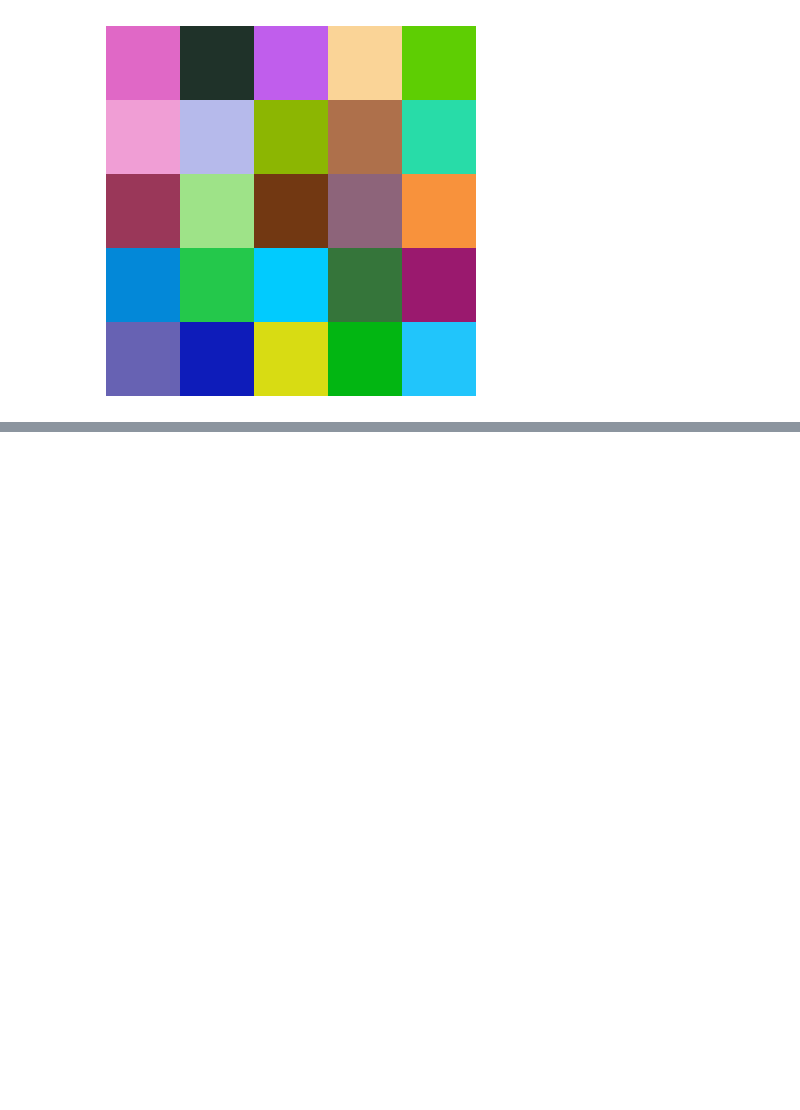
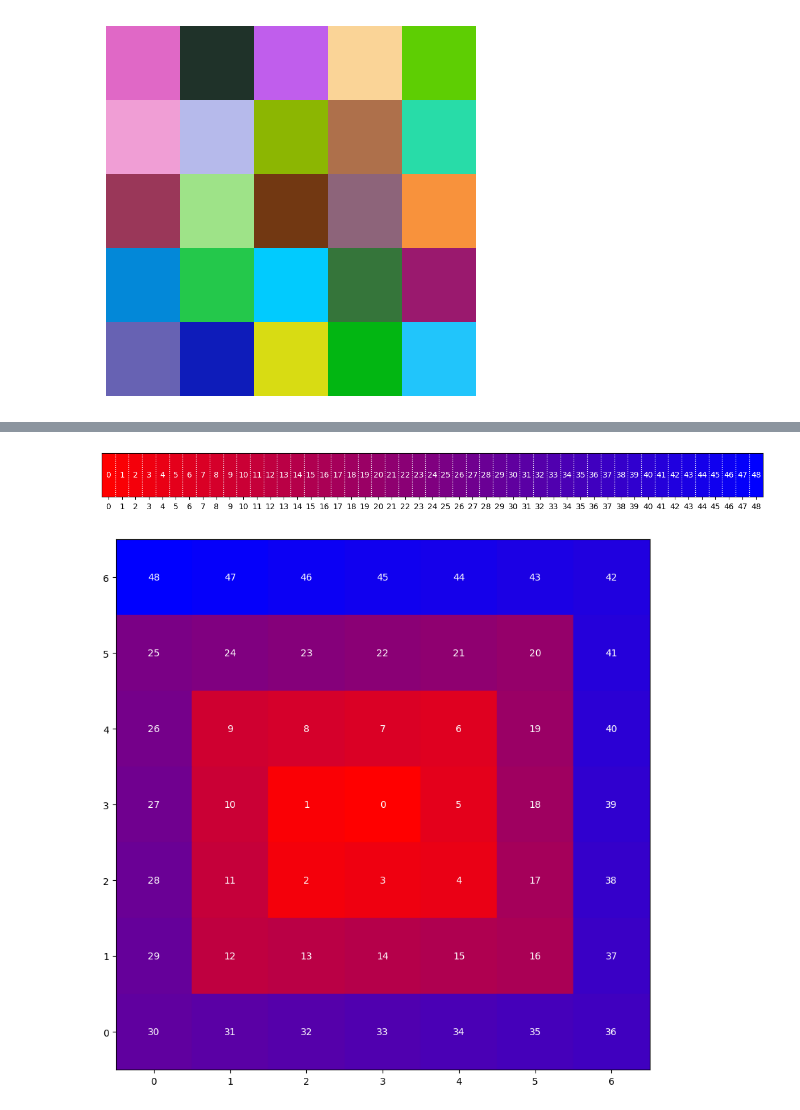
Before and after one commit to DennisGoss99/MasterThesis, a Jupyter notebook: code/spiralGetData.ipynb, the cells around one changed output, grey strips where cells are left out. Cells and saved outputs as stored; diff of their text form; code cells hidden in the pictures; blank space fills up the shorter version.

Commit message:
created a better spiral plot

```diff
--- a/code/spiralGetData.ipynb
+++ b/code/spiralGetData.ipynb
@@ -362,0 +314,75 @@ plt.show()
+# %%
+# Create expample image to explain the spiral matrix concept
+
+def generate_color_gradient(length):
+    # Generate a gradient for each color channel
+    r = np.linspace(1, 0, length)
+    g = np.linspace(0, 0, length)  # Green channel remains constant at 0
+    b = np.linspace(0, 1, length)  # Blue channel increases from 0 to 1
+
+    # Stack the color channels to form the gradient
+    gradient = np.stack((r, g, b), axis=1)
+
+    return gradient
+
+def create_colored_grid(size):
+    # Set the size of the plot
+    plt.figure(figsize=(10, 10))
+
+    # Generate a size x size grid of numbers
+    numbers = np.array(create_spiral(size)) +1
+
+    colors_gradient = generate_color_gradient(size*size)
+
+    normalized_numbers = (numbers - 1) / (size*size - 1) * (size*size - 1)
+
+    # Plot each cell with its corresponding color and number, with white numbers
+    for i in range(size):
+        for j in range(size):
+            idx = int(normalized_numbers[i, j])  # Index for the gradient color
+            plt.gca().add_patch(plt.Rectangle((j, size-1-i), 1, 1, color=colors_gradient[idx]))
+            plt.text(j+0.5, size-0.5-i, str(numbers[i, j] -1 ), va='center', ha='center', color='white')
+
+
+    plt.xlim(0, size)
+    plt.ylim(0, size)
+    plt.xticks(np.arange(0.5, size, 1), labels=np.arange(0, size))
+    plt.yticks(np.arange(0.5, size, 1), labels=np.arange(0, size))
+
+    # Display the grid
+    plt.show()
+
+def create_1d_gradient_plot(length):
+    plt.figure(figsize=(15, 1))  # Adjust figure size for a horizontal 1D plot
+
+    # Generate numbers from 1 to length
+    numbers = np.arange(1, length + 1)
+
+    # Generate color gradient
+    colors_gradient = generate_color_gradient(length)
+
+    numbers = numbers -1
+
+    # Plot each number with its corresponding gradient color and add dotted white lines between them
+    for i, num in enumerate(numbers):
+        plt.gca().add_patch(plt.Rectangle((i, 0), 1, 1, color=colors_gradient[i]))
+        plt.text(i+0.5, 0.5, str(num), va='center', ha='center', color='white')
+        # Draw dotted white lines between patches
+        if i < length - 1:  # Avoid drawing a line after the last patch
+            plt.plot([i+1, i+1], [0, 1], color='white', linestyle=':', linewidth=1)
+
+    plt.xlim(0, length)
+    plt.ylim(0, 1)
+    plt.xticks(np.arange(0.5, length, 1), numbers)
+    plt.yticks([])
+
+    plt.show()
+
+size = 7
+
+create_1d_gradient_plot(size*size)
+# Example usage: Create a 5x5 grid
+create_colored_grid(size)
+# %% [output]
+[figure, added]
+[figure, added]
```
Also changed, not shown: parts of 1 cell of this notebook.
